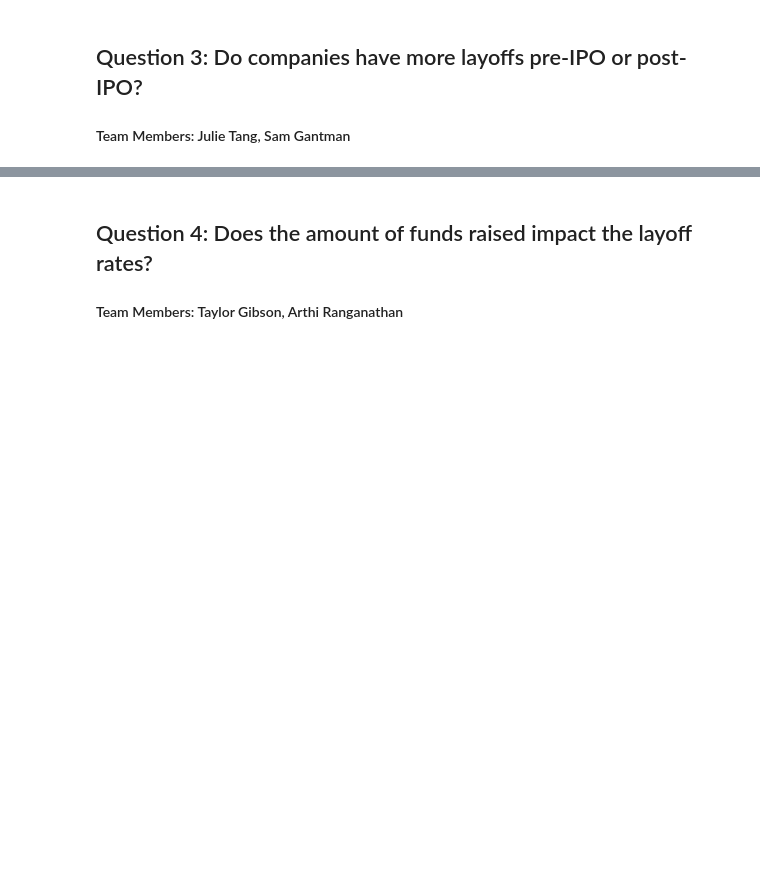
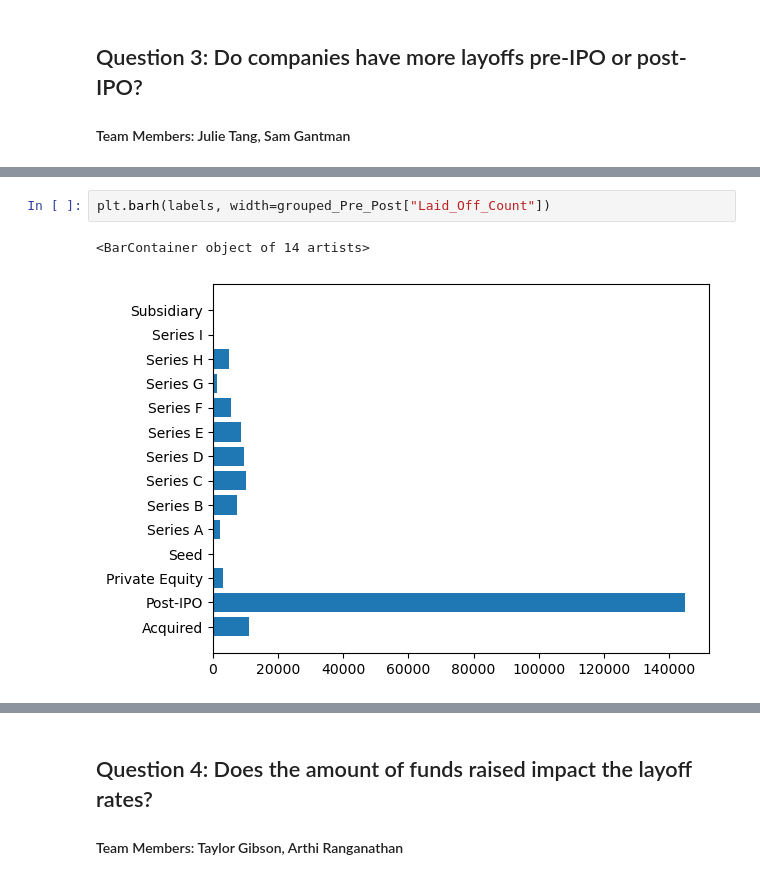
Before and after one commit to sjg42/Project_1_Team_B, a Jupyter notebook: LayoffPy/LayoffPy.ipynb, the cells around one changed output, grey strips where cells are left out. Cells and saved outputs as stored; diff of their text form; blank space fills up the shorter version.

```diff
--- a/LayoffPy/LayoffPy.ipynb
+++ b/LayoffPy/LayoffPy.ipynb
@@ -45,0 +114,5 @@ US_layoff_DF
+# %%
+plt.barh(labels, width=grouped_Pre_Post["Laid_Off_Count"])
+# %% [output]
+<BarContainer object of 14 artists>
+[figure, added]
```
Also changed, not shown: parts of 4 cells of this notebook, 1 other file.
